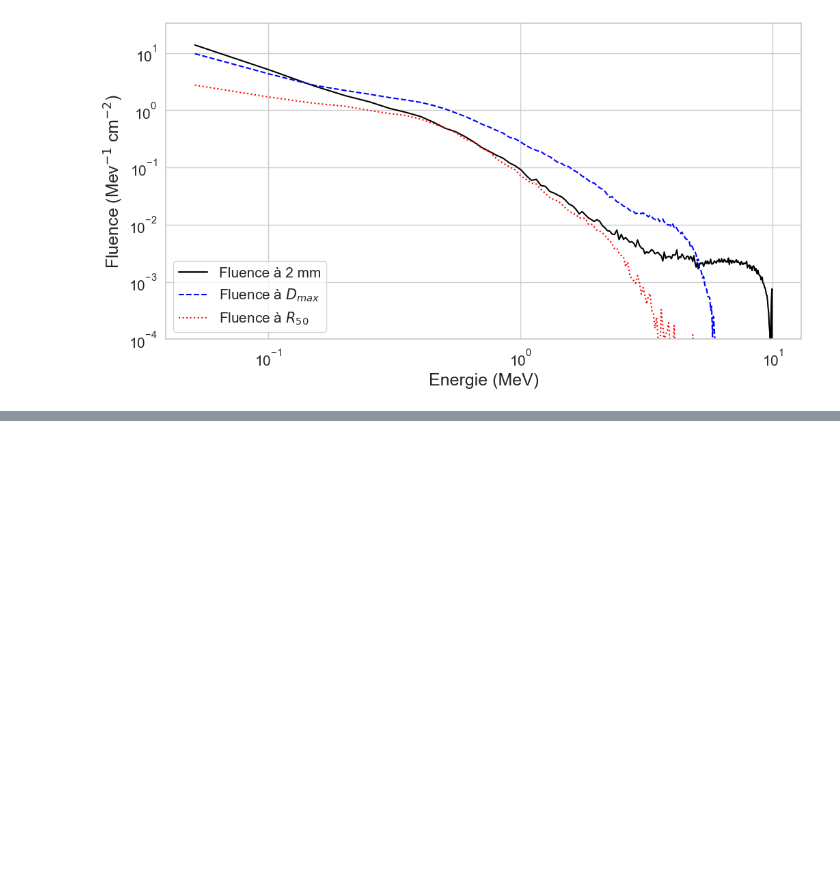
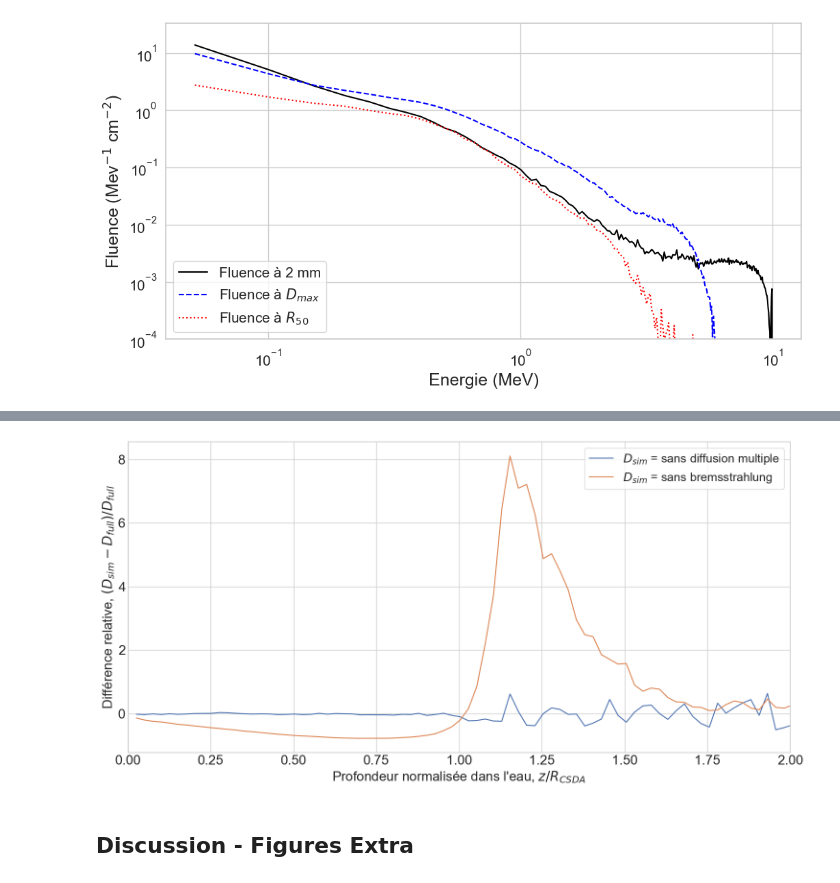
Before and after one commit to Frank0024/Devoir_TOPAS_2024, a Jupyter notebook: Devoir_TOPAS_2024.ipynb, the cells around one changed output, grey strips where cells are left out. Cells and saved outputs as stored; diff of their text form; code cells hidden in the pictures; blank space fills up the shorter version.

```diff
--- a/Devoir_TOPAS_2024.ipynb
+++ b/Devoir_TOPAS_2024.ipynb
@@ -384,0 +491,49 @@ plt.show()
+# %%
+# Calculer la différence relative de la dose sans multiple scattering par rapport à la dose full
+
+bins = data[0][:bin_nbr,0]
+
+
+dose_full = data[0][:bin_nbr,1]
+dose_full_norm = dose_full/(1000*MeV_to_joule*in_fluence[0])
+dose_full_red = dose_full_norm*Rcsda/energie
+
+dose_SS = data[1][:bin_nbr,1]
+dose_SS_norm = dose_SS/(1000*MeV_to_joule*in_fluence[1])
+dose_SS_red = dose_SS_norm*Rcsda/energie
+
+dose_no_brem = data[2][:bin_nbr,1]
+dose_no_brem_norm = dose_no_brem/(1000*MeV_to_joule*in_fluence[2])
+dose_no_brem_red = dose_no_brem_norm*Rcsda/energie
+
+difference_SS = (dose_SS_red - dose_full_red)/dose_full_red
+
+difference_no_brem = (dose_no_brem_red - dose_full_red)/dose_full_red
+
+# vecteurs de profondeur
+depth = (bin_nbr-bins)*(tot_depth/bin_nbr) # cm, défini à partir des numéros de bins et de la profondeur totale du scorer
+depth_norm = depth/Rcsda_cm # cm
+
+
+fig, ax = plt.subplots(1, 1, figsize=(15, 7.5))
+
+labels = ['$D_{sim}$ = sans diffusion multiple', '$D_{sim}$ = sans bremsstrahlung']
+ax.plot(depth_norm, difference_SS, label = labels[0])
+ax.plot(depth_norm, difference_no_brem, label = labels[1])
+ax.set_xlabel("Profondeur normalisée dans l'eau, $z/R_{CSDA}$ ", fontsize='20')
+ax.set_ylabel("Différence relative, $(D_{sim} - D_{full})/D_{full}$", fontsize='20')
+ax.legend(loc=0, frameon=True, fontsize='18')
+ax.set_xlim([0, 2])
+ax.tick_params(direction='in', labelsize='20')
+
+
+
+plt.grid(True)
+plt.tight_layout()  # Adjusts the plot to ensure everything fits without overlapping
+# plt.savefig("/Users/mohammedobaid/Desktop/fig2.jpg",dpi=600,bbox_inches="tight")
+
+plt.show()
+# %% [output]
+[figure, added]
+# %% [markdown]
+## Discussion - Figures Extra
```
Also changed, not shown: parts of 5 cells of this notebook.
